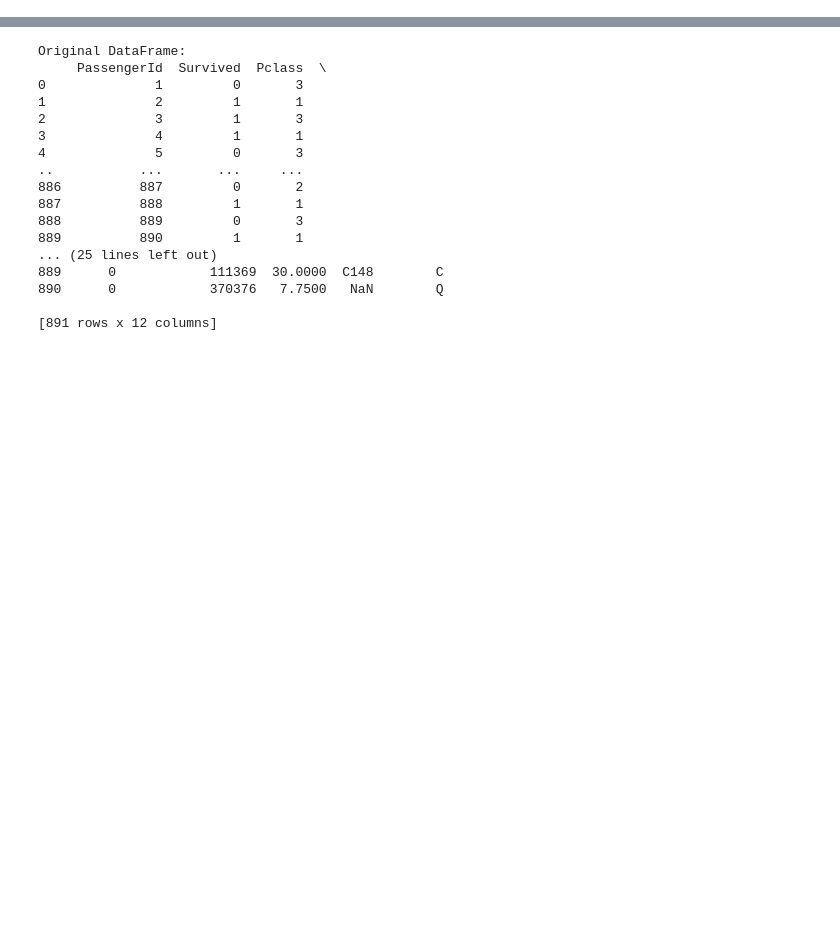
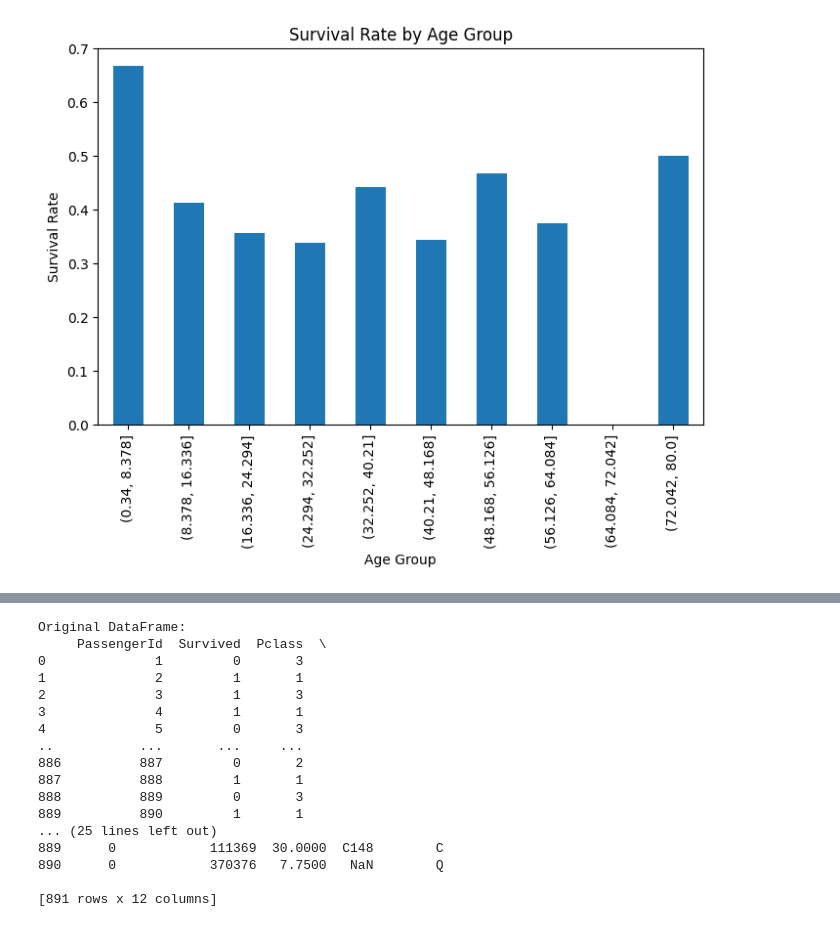
Before and after one commit to prabuddhayogi/ai-with-python, a Jupyter notebook: encoding.ipynb, the cells around one changed output, grey strips where cells are left out. Drawn from its saved outputs; the diff is of its cells as text; code cells hidden in the pictures; blank space fills up the shorter version.

```diff
--- a/encoding.ipynb
+++ b/encoding.ipynb
@@ -7,0 +17,2 @@ df=pd.read_csv("/content/drive/MyDrive/AI-python/lecture12/titanic_train_data.cs
+# %%
+df_after_dropping = df.drop(columns=["SibSp", "Parch", "Ticket", "Fare", "Cabin", "Embarked"])
@@ -7,0 +46,2 @@ df=pd.read_csv("/content/drive/MyDrive/AI-python/lecture12/titanic_train_data.cs
+# %%
+df_after_dropping["Age"] = df_after_dropping["Age"].fillna(df_after_dropping["Age"].mean())
@@ -7,0 +59,11 @@ df=pd.read_csv("/content/drive/MyDrive/AI-python/lecture12/titanic_train_data.cs
+# %%
+age_bins = pd.cut(df_after_dropping["Age"], bins=10)
+survival_by_age = df_after_dropping.groupby(age_bins)["Survived"].mean()
+plt.figure(figsize=(8, 5))
+survival_by_age.plot(kind="bar")
+plt.title("Survival Rate by Age Group")
+plt.xlabel("Age Group")
+plt.ylabel("Survival Rate")
+plt.show()
+# %% [output]
+[figure, added]
```
Also changed, not shown: parts of 10 cells of this notebook.
